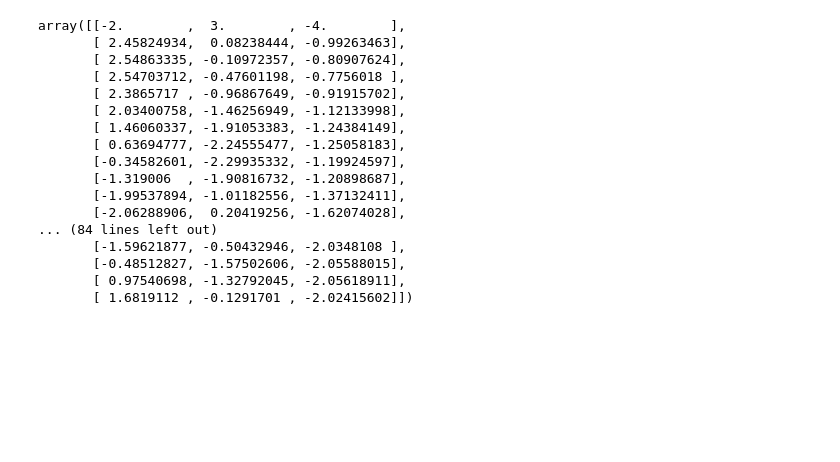
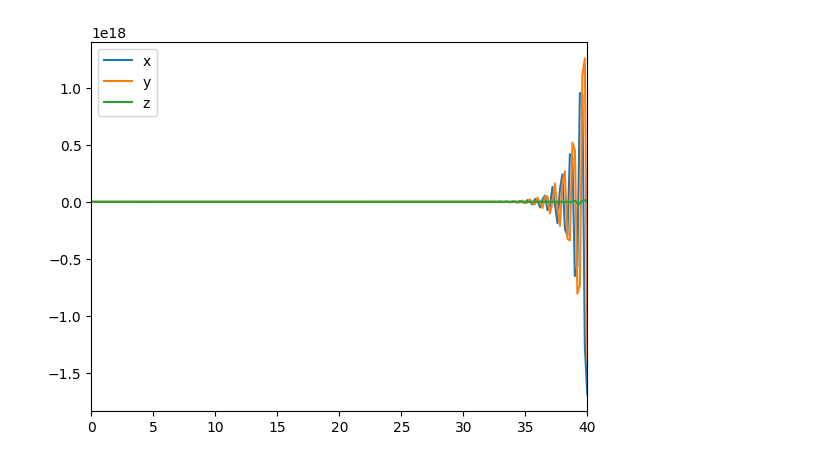
Before and after one commit to Annika-wyt/annika, a Jupyter notebook: ricatti_scipy_solver.ipynb, the cells around one changed output. Drawn from its saved outputs; the diff is of its cells as text; code cells hidden in the pictures; blank space fills up the shorter version.

```diff
--- a/ricatti_scipy_solver.ipynb
+++ b/ricatti_scipy_solver.ipynb
@@ -190,20 +197,0 @@ est_p = seesee[:,18:21]
-# %%
-est_p
-# %% [output]
-array([[-2.        ,  3.        , -4.        ],
-       [ 2.45824934,  0.08238444, -0.99263463],
-       [ 2.54863335, -0.10972357, -0.80907624],
-       [ 2.54703712, -0.47601198, -0.7756018 ],
-       [ 2.3865717 , -0.96867649, -0.91915702],
-       [ 2.03400758, -1.46256949, -1.12133998],
-       [ 1.46060337, -1.91053383, -1.24384149],
-       [ 0.63694777, -2.24555477, -1.25058183],
-       [-0.34582601, -2.29935332, -1.19924597],
-       [-1.319006  , -1.90816732, -1.20898687],
-       [-1.99537894, -1.01182556, -1.37132411],
-       [-2.06288906,  0.20419256, -1.62074028],
-... (84 lines left out)
-       [-1.59621877, -0.50432946, -2.0348108 ],
-       [-0.48512827, -1.57502606, -2.05588015],
-       [ 0.97540698, -1.32792045, -2.05618911],
-       [ 1.6819112 , -0.1291701 , -2.02415602]])
@@ -209,0 +262,11 @@ array([[-2.        ,  3.        , -4.        ],
+# %%
+import matplotlib.pyplot as plt
+# figure = plt.subplot()
+
+plt.plot(sol2.t, np.transpose(np.array(sol2.y))[:, 12:], label=["x", "y", "z"])
+# plt.plot(sol2.t, np.transpose(np.array(sol2.y))[:, 9:12], label=["x", "y", "z"])
+plt.xlim(0,40)
+plt.legend()
+plt.show()
+# %% [output]
+[figure, added]
```
Also changed, not shown: parts of 8 cells of this notebook, 2 other files.
